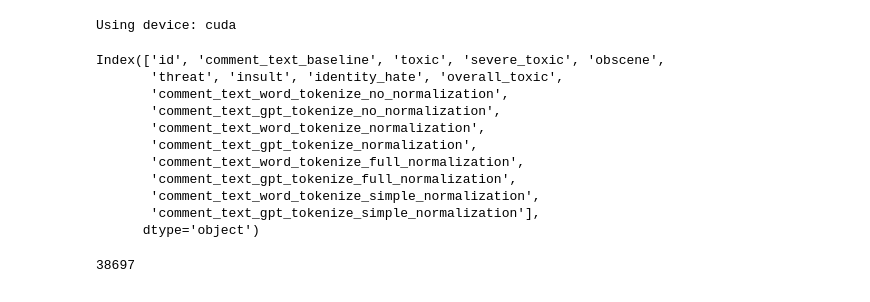
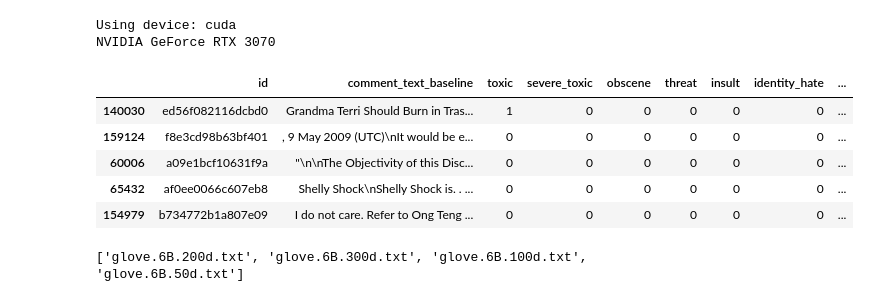
Before and after one commit to eithannak29/ToxicityBot, a Jupyter notebook: src/models/ff.ipynb, the cells around one changed output. Drawn from its saved outputs; the diff is of its cells as text; code cells hidden in the pictures.

Commit message:
feat(Glove) :add glove embeddings to the FFN model

```diff
--- a/src/models/ff.ipynb
+++ b/src/models/ff.ipynb
@@ -16,36 +21,20 @@ from constants import CATEGORIES
 # %%
 device = torch.device('cuda' if torch.cuda.is_available() else 'cpu')
 print(f'Using device: {device}')
+print(torch.cuda.get_device_name(0))
 # %% [output]
 Using device: cuda
+NVIDIA GeForce RTX 3070
 # %%
 df_train = pd.read_parquet('data/df_train_preprocessed.parquet')
 df_val = pd.read_parquet('data/df_val_preprocessed.parquet')
 df_test = pd.read_parquet('data/df_test_preprocessed.parquet')
 # %%
-df_train.columns
+df_train.head()
 # %% [output]
-Index(['id', 'comment_text_baseline', 'toxic', 'severe_toxic', 'obscene',
-       'threat', 'insult', 'identity_hate', 'overall_toxic',
-       'comment_text_word_tokenize_no_normalization',
-       'comment_text_gpt_tokenize_no_normalization',
-       'comment_text_word_tokenize_normalization',
-       'comment_text_gpt_tokenize_normalization',
-       'comment_text_word_tokenize_full_normalization',
-       'comment_text_gpt_tokenize_full_normalization',
-       'comment_text_word_tokenize_simple_normalization',
-       'comment_text_gpt_tokenize_simple_normalization'],
-      dtype='object')
+|  | id | comment_text_baseline | toxic | severe_toxic | obscene | threat | insult | identity_hate | ... |
+| 140030 | ed56f082116dcbd0 | Grandma Terri Should Burn in Tras... | 1 | 0 | 0 | 0 | 0 | 0 | ... |
+| 159124 | f8e3cd98b63bf401 | , 9 May 2009 (UTC)\nIt would be e... | 0 | 0 | 0 | 0 | 0 | 0 | ... |
+| 60006 | a09e1bcf10631f9a | "\n\nThe Objectivity of this Disc... | 0 | 0 | 0 | 0 | 0 | 0 | ... |
+| 65432 | af0ee0066c607eb8 | Shelly Shock\nShelly Shock is. . ... | 0 | 0 | 0 | 0 | 0 | 0 | ... |
+| 154979 | b734772b1a807e09 | I do not care. Refer to Ong Teng ... | 0 | 0 | 0 | 0 | 0 | 0 | ... |
-# %%
-def create_vocab(df: pd.DataFrame, normalization_type: str):
-    vectorizer = CountVectorizer()
-    vectorizer.fit(df[normalization_type])
-    return vectorizer
-
-def transform_sentences(df: pd.DataFrame, vectorizer: CountVectorizer,normalization_type: str):
-    return vectorizer.transform(df[normalization_type])
-
-vectorizer = create_vocab(df_train, 'comment_text_gpt_tokenize_simple_normalization')
-len(vectorizer.vocabulary_)
-# %% [output]
-38697
@@ -86,0 +41,7 @@ test_loader = DataLoader(test_dataset, batch_size=batch_size, shuffle=False, col
+# %%
+print(os.listdir('gloves'))
+normalization_type = 'comment_text_word_tokenize_full_normalization'
+glove_path = 'gloves/glove.6B.100d.txt'
+embedding_dim = 100
+# %% [output]
+['glove.6B.200d.txt', 'glove.6B.300d.txt', 'glove.6B.100d.txt', 'glove.6B.50d.txt']
```
Also changed, not shown: parts of 16 cells of this notebook.
